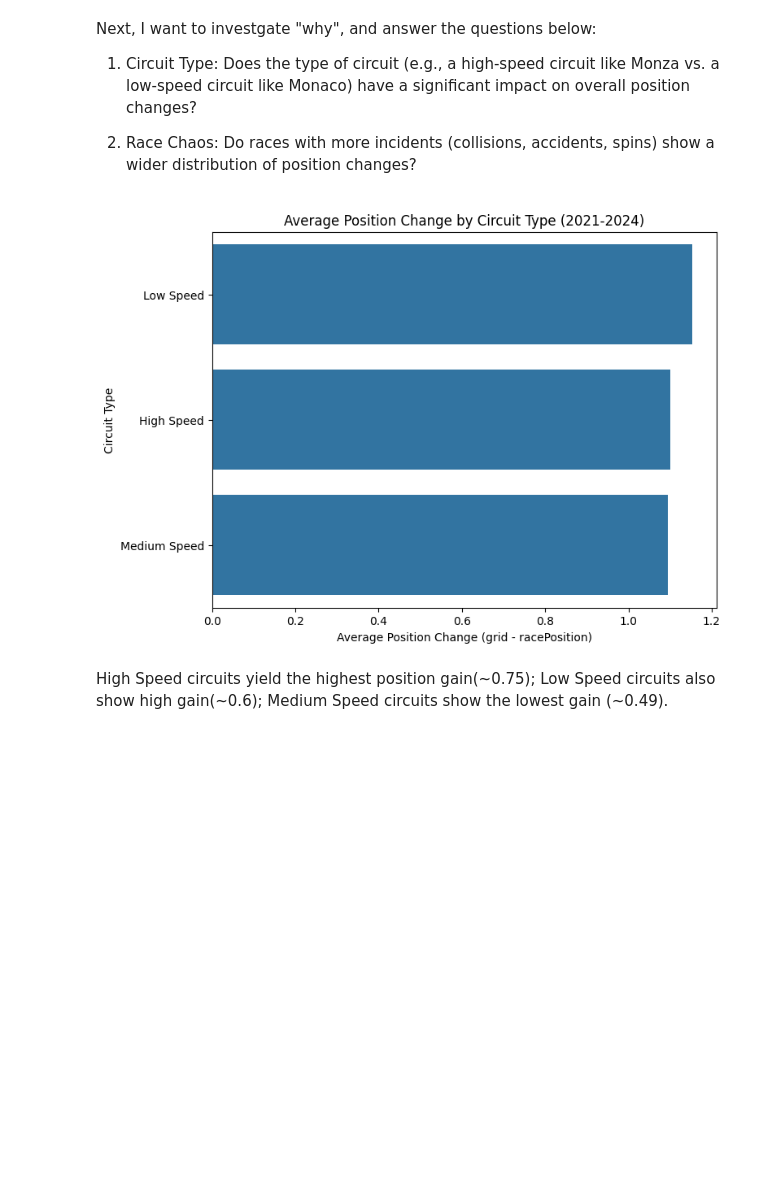
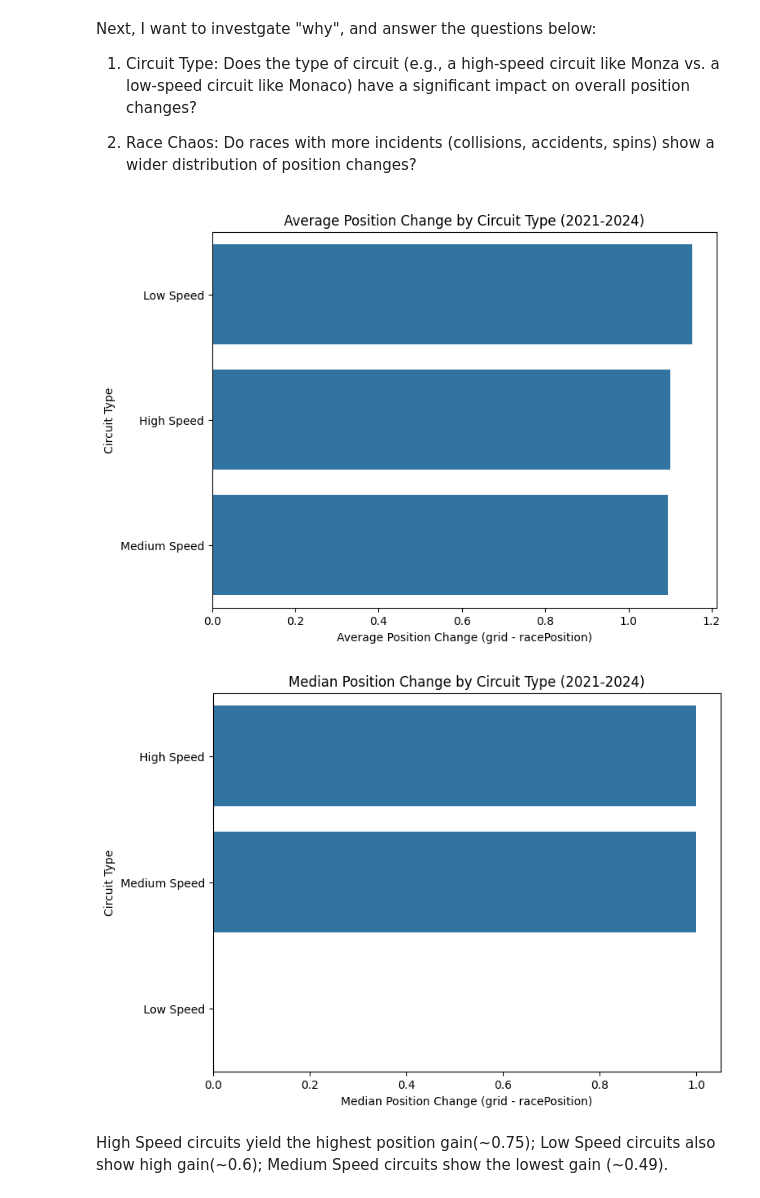
Before and after one commit to yicongyang216/F1_Analysis, a Jupyter notebook: F1_Analysis.ipynb, the cells around one changed output. Cells and saved outputs as stored; diff of their text form; code cells hidden in the pictures; blank space fills up the shorter version.

Commit message:
Add Median Position Change by Circuit Type plot

```diff
--- a/F1_Analysis.ipynb
+++ b/F1_Analysis.ipynb
@@ -322,8 +322,12 @@ Next, I want to investgate "why", and answer the questions below:
 
 2. Race Chaos: Do races with more incidents (collisions, accidents, spins) show a wider distribution of position changes?
 # %%
-circuit_type_performance_query = """
-SELECT CASE raceName
+all_circuit_type_performance_query = """
+DROP TABLE IF EXISTS all_circuit_type_performance;
+
+CREATE TABLE all_circuit_type_performance AS
+SELECT
+    CASE raceName
         WHEN 'Australian Grand Prix' THEN 'High Speed'
         WHEN 'Italian Grand Prix' THEN 'High Speed'
         WHEN 'Styrian Grand Prix' THEN 'High Speed'
@@ -346,35 +350,63 @@ SELECT CASE raceName
         WHEN 'French Grand Prix' THEN 'Medium Speed'
         WHEN 'Spanish Grand Prix' THEN 'Medium Speed'
         WHEN 'Turkish Grand Prix' THEN 'Medium Speed'
         WHEN 'Russian Grand Prix' THEN 'Medium Speed'
 
         WHEN 'Abu Dhabi Grand Prix' THEN 'Low Speed'
         WHEN 'Monaco Grand Prix' THEN 'Low Speed'
         WHEN 'São Paulo Grand Prix' THEN 'Low Speed'
         WHEN 'Hungarian Grand Prix' THEN 'Low Speed'
         WHEN 'Mexico City Grand Prix' THEN 'Low Speed'
         WHEN 'Singapore Grand Prix' THEN 'Low Speed'
         WHEN 'Dutch Grand Prix' THEN 'Low Speed'
 
     END AS circuitType,
-    AVG(grid - racePosition) AS avg_position_change
+    (grid - racePosition) AS position_change
 FROM master_finished_analysis_data
+"""
+
+with sqlite3.connect("f1_project.db") as con:
+    con.executescript(all_circuit_type_performance_query)
+
+avg_circuit_type_performance_query = """
+SELECT circuitType, AVG(position_change) AS avg_position_change
+FROM all_circuit_type_performance
 GROUP BY circuitType
 ORDER BY avg_position_change DESC;
 """
 
 with sqlite3.connect("f1_project.db") as con:
-    circuit_type_performance_df = pd.read_sql_query(circuit_type_performance_query, con)
+    avg_circuit_type_performance_df = pd.read_sql_query(avg_circuit_type_performance_query, con)
 
 plt.figure(figsize=(8, 6))
-sns.barplot(data=circuit_type_performance_df, x='avg_position_change', y='circuitType', orient='h')
+sns.barplot(data=avg_circuit_type_performance_df, x='avg_position_change', y='circuitType', orient='h')
 
 plt.title('Average Position Change by Circuit Type (2021-2024)')
 plt.xlabel('Average Position Change (grid - racePosition)')
 plt.ylabel('Circuit Type')
 
 plt.show()
+
+select_all_query = """
+SELECT *
+FROM all_circuit_type_performance
+"""
+
+with sqlite3.connect("f1_project.db") as con:
+    all_circuit_type_performance_df = pd.read_sql_query(select_all_query, con)
+
+med_circuit_type_performance_df = all_circuit_type_performance_df.groupby('circuitType')['position_change'].median().reset_index()
+med_circuit_type_performance_df = med_circuit_type_performance_df.sort_values(by='position_change', ascending=False)
+med_circuit_type_performance_df = med_circuit_type_performance_df.rename(columns={'position_change': 'med_position_change'})
+
+plt.figure(figsize=(8, 6))
+sns.barplot(data=med_circuit_type_performance_df, x='med_position_change', y='circuitType', orient='h')
+plt.title('Median Position Change by Circuit Type (2021-2024)')
+plt.xlabel('Median Position Change (grid - racePosition)')
+plt.ylabel('Circuit Type')
+plt.show()
 # %% [output]
 [figure]
+[figure, added]
 # %% [markdown]
 High Speed circuits yield the highest position gain(~0.75);  Low Speed circuits also show high gain(~0.6); Medium Speed circuits show the lowest gain (~0.49).
```
